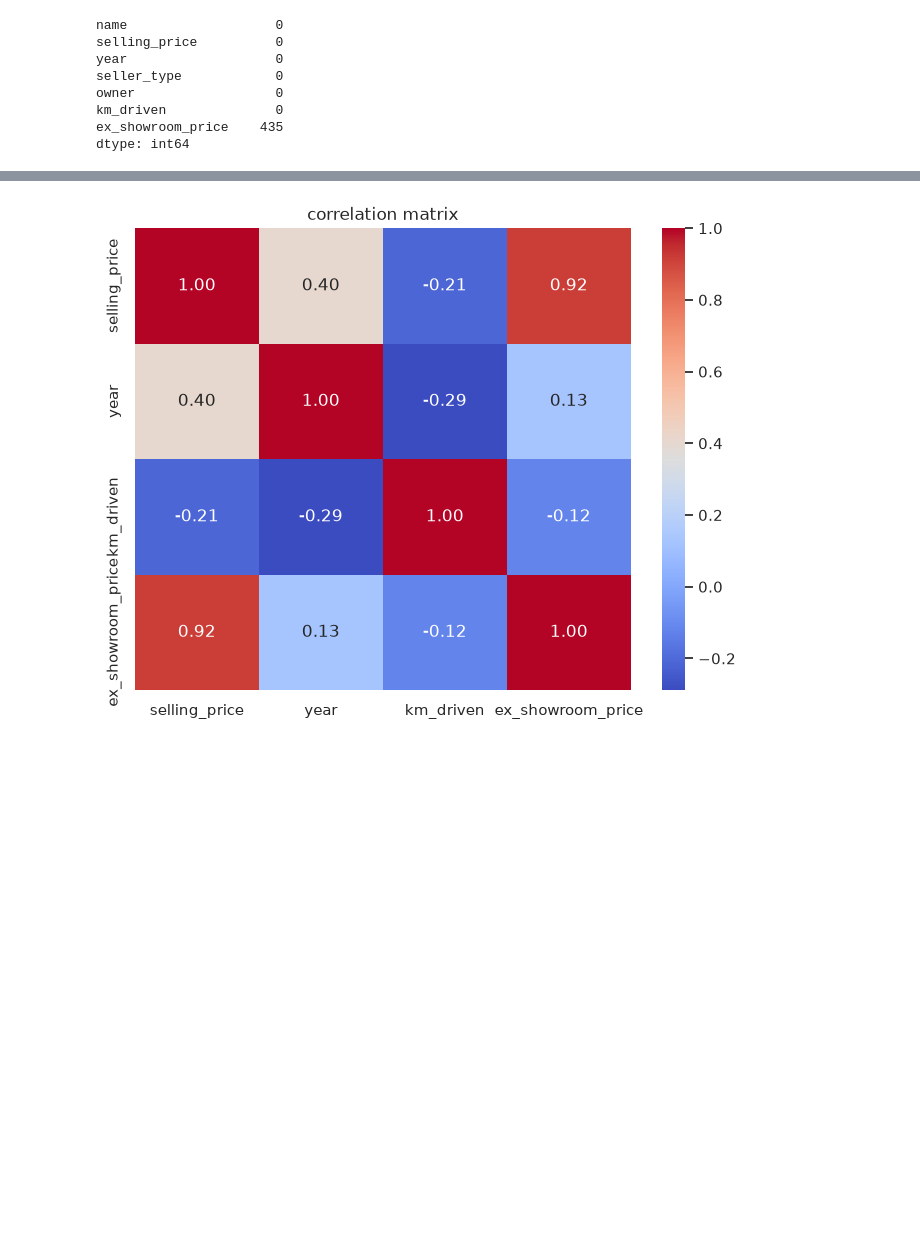
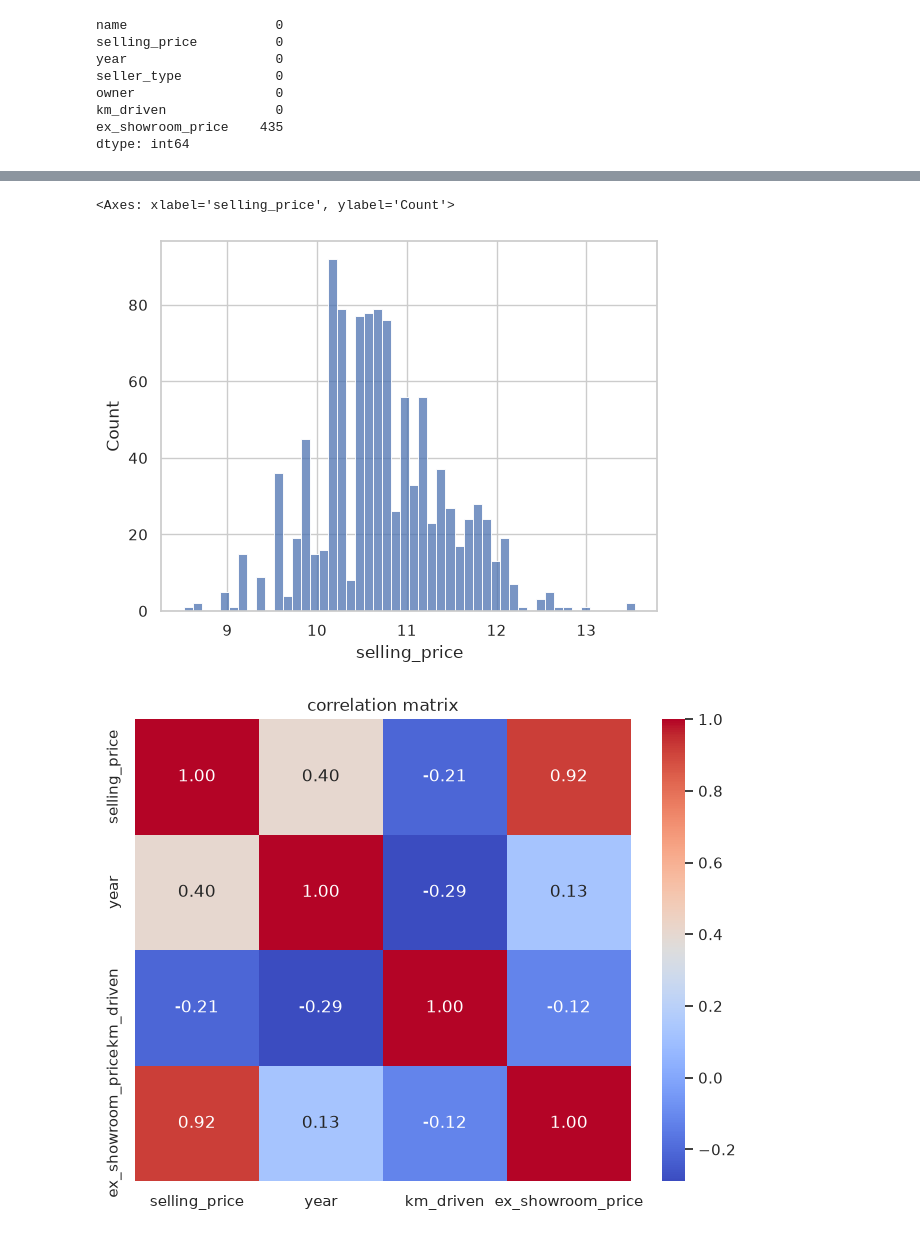
Before and after one commit to oscanx/Machine-Learning-zoomcamp-homework, a Jupyter notebook: motorcycle.ipynb, the cells around one changed output, grey strips where cells are left out. Cells and saved outputs as stored; diff of their text form; code cells hidden in the pictures; blank space fills up the shorter version.

```diff
--- a/motorcycle.ipynb
+++ b/motorcycle.ipynb
@@ -83,3 +107,10 @@ plt.show()
+# %%
+#normalizing the distribution using np.log
+selling_price= np.log1p(df.selling_price)
+sns.histplot(selling_price, bins= 50)
+# %% [output]
+<Axes: xlabel='selling_price', ylabel='Count'>
+[figure, added]
 # %%
 # checkig correlation between all numerical values
 
```
Also changed, not shown: parts of 5 cells of this notebook.
